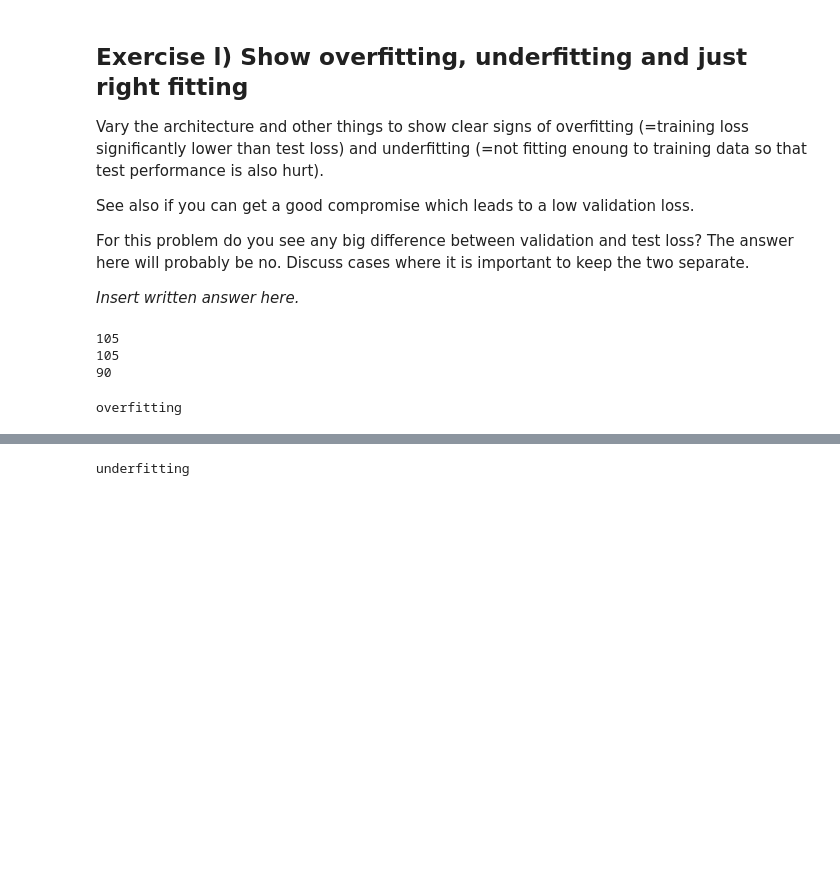
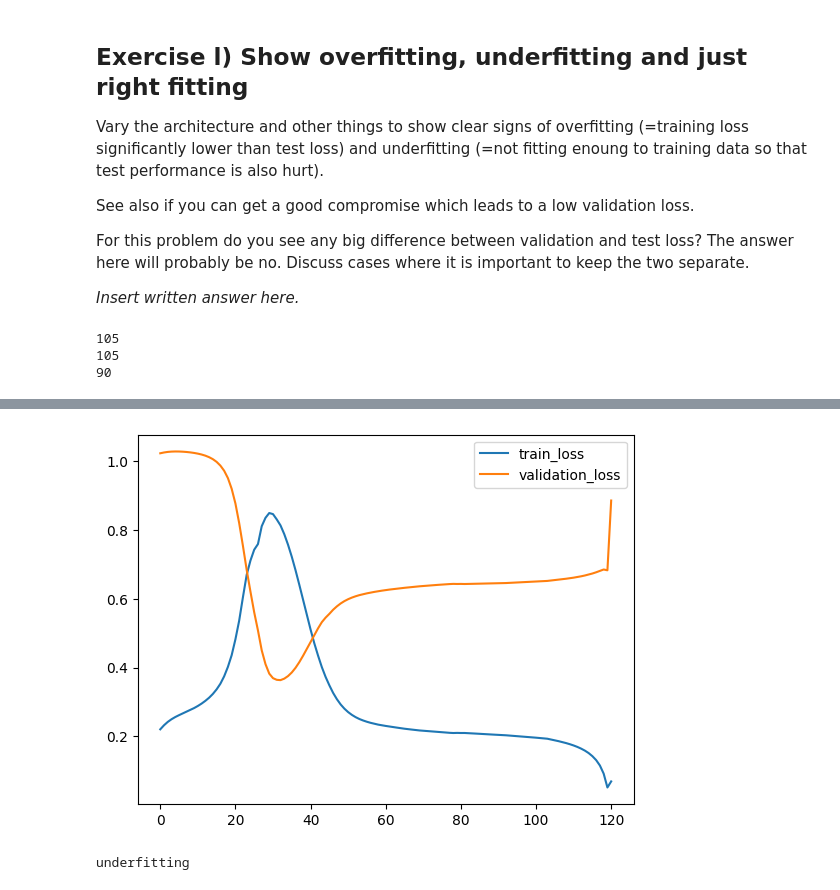
Before and after one commit to ChuhanZhou/02456-deep-learning-with-PyTorch, a Jupyter notebook: 2_Feedforward_Python/2.1-EXE-FNN-AutoDif-Nanograd.ipynb, the cells around one changed output, grey strips where cells are left out. Saved outputs shown, nothing was run; the diff lists cells and outputs as text; code cells hidden in the pictures; blank space fills up the shorter version.

```diff
--- a/2_Feedforward_Python/2.1-EXE-FNN-AutoDif-Nanograd.ipynb
+++ b/2_Feedforward_Python/2.1-EXE-FNN-AutoDif-Nanograd.ipynb
@@ -1140,8 +1130,9 @@ print(len(x_test))
 105
 105
 90
-# %%
-print("overfitting")
-#fitting_test(1000,[[1,2e-3]],train_data,validation_data)
-# %% [output]
-overfitting
+# %%
+print("overfitting")
+lr = [[1,1e-1]]
+print("lr: {}".format(lr))
+fitting_test(200,lr,train_batch_set,validation_data)
+# %% [output]
@@ -1148,3 +1151,4 @@ overfitting
+[figure, added]
 # %%
 print("underfitting")
 #fitting_test(1000,[[1,1e-4]],train_data,validation_data)
```
Also changed, not shown: parts of 12 cells of this notebook.
